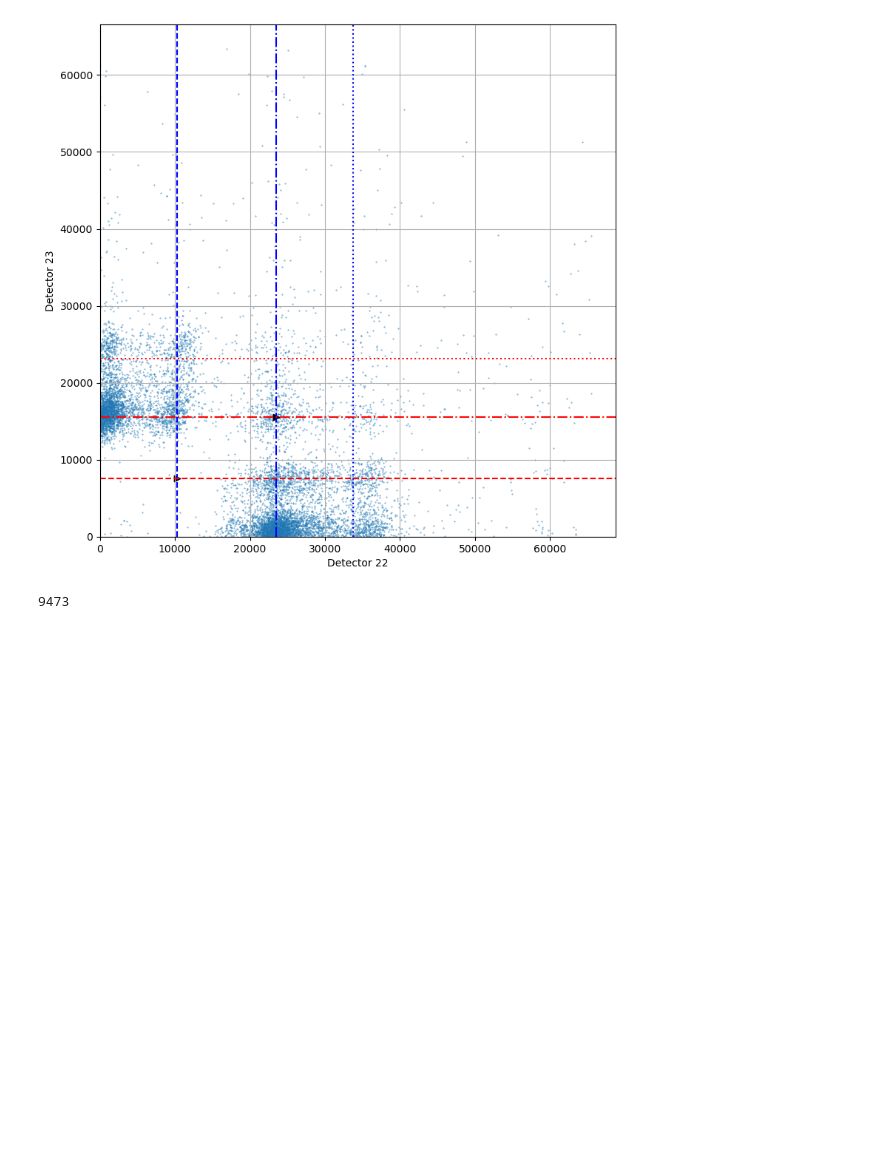
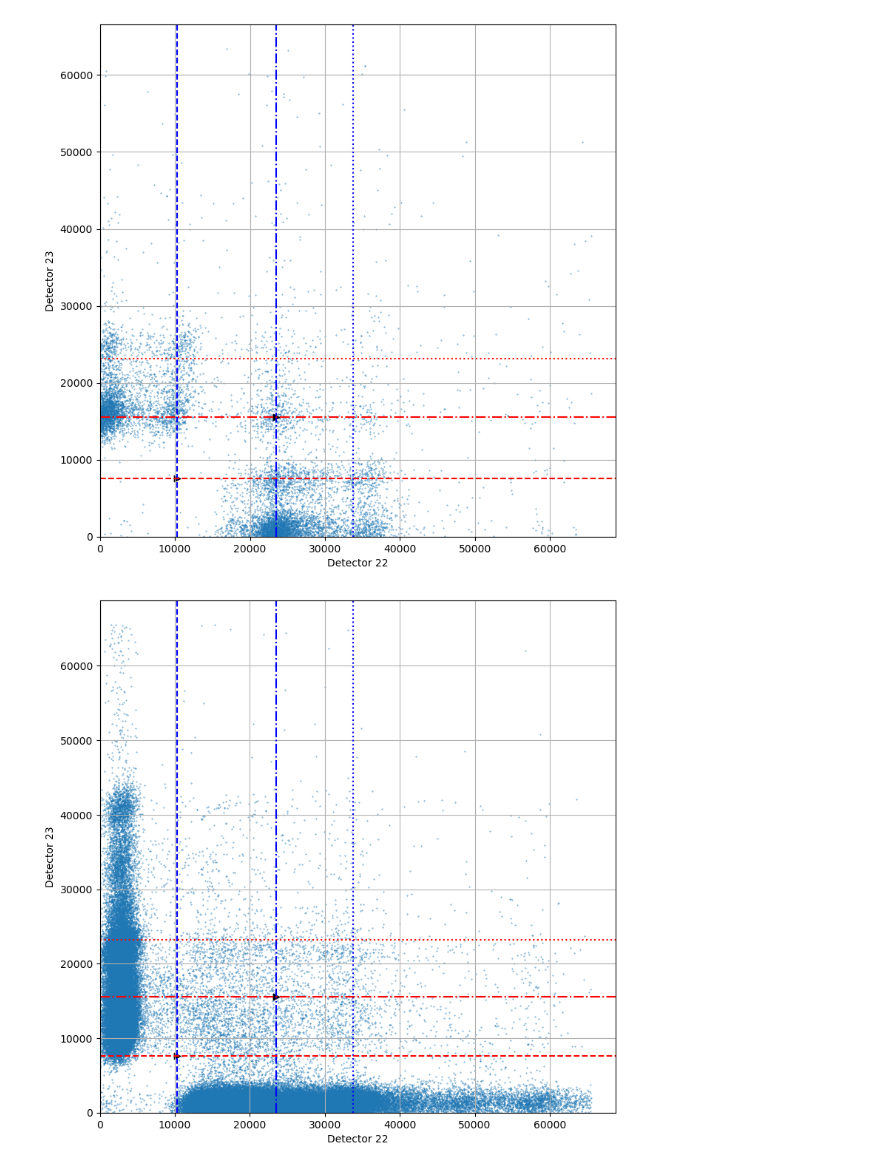
Before and after one commit to villano-lab/R76Firmware, a Jupyter notebook: plots/CustomPacketTest.ipynb, the cells around one changed output. Saved outputs shown, nothing was run; the diff lists cells and outputs as text; code cells hidden in the pictures; blank space fills up the shorter version.

Commit message:
Plot new data Looks... bad.

```diff
--- a/plots/CustomPacketTest.ipynb
+++ b/plots/CustomPacketTest.ipynb
@@ -29,6 +29,10 @@ data_b0 = data_b0[data_b0["value"] != 0]
 data_no = pd.read_csv("data/test_custom_packet_b230_nosource.csv",usecols=["word label","value"])
 data_no = data_no[data_no["word label"].str.contains("energy")]
 data_no = data_no[data_no["value"] != 0]
+
+data_low = pd.read_csv("data/test_custom_packet_l500keV_nosource2.csv",usecols=["word label","value"])
+data_low = data_low[data_low["word label"].str.contains("energy")]
+data_low = data_low[data_low["value"] != 0]
 # %% [markdown]
 Note: all 0's recorded were explicitly discarded as they represent channels that are not plugged in in the firmware diagram.
 # %%
@@ -135,7 +139,27 @@ plt.grid(visible=True);
 plt.show()
 # %% [output]
 [figure]
-# %%
-print(len(det22))
-# %% [output]
-9473
+# %%
+ldet22 = data_low[data_low["word label"].str.contains("22")]["value"]
+ldet23 = data_low[data_low["word label"].str.contains("23")]["value"]
+
+lh22 = ax[0].hist(ldet22,bins=bins,alpha=0.6,label="source",density=True)
+lh23 = ax[1].hist(ldet23,bins=bins,alpha=0.6,label="source",density=True)
+# %%
+fig = plt.figure(figsize=(9,9))
+plt.scatter(ldet22,ldet23,s=0.1,label="Data")
+plt.axvline(lo22,linestyle='--',color='b')
+plt.axvline(hi22,linestyle='-.',color='b')
+plt.axvline(lo22+hi22,linestyle=':',color='b')
+plt.axhline(lo23,linestyle='--',color='r')
+plt.axhline(hi23,linestyle='-.',color='r')
+plt.axhline(lo23+hi23,linestyle=':',color='r')
+plt.scatter(lo22,lo23,marker='>',color='k'); plt.scatter(hi22,hi23,marker='>',color='k')
+plt.xlim(0); plt.ylim(0)
+plt.xlabel("Detector 22"),plt.ylabel("Detector 23")
+plt.grid(visible=True);
+#plt.grid(visible=True,which='minor',linewidth=5,color='r') #doesn't work blargh
+#plt.legend()
+plt.show()
+# %% [output]
+[figure, added]
```
Also changed, not shown: 1 other file.
